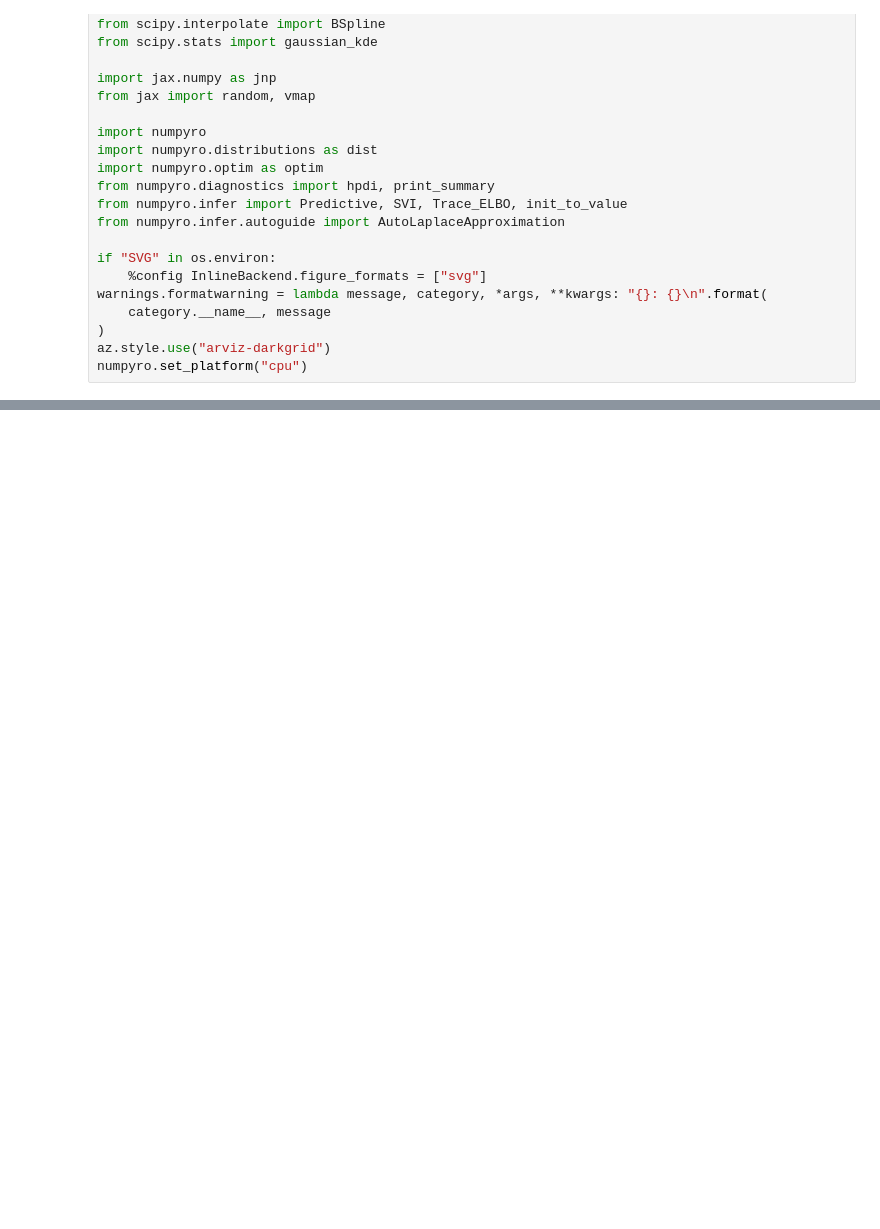
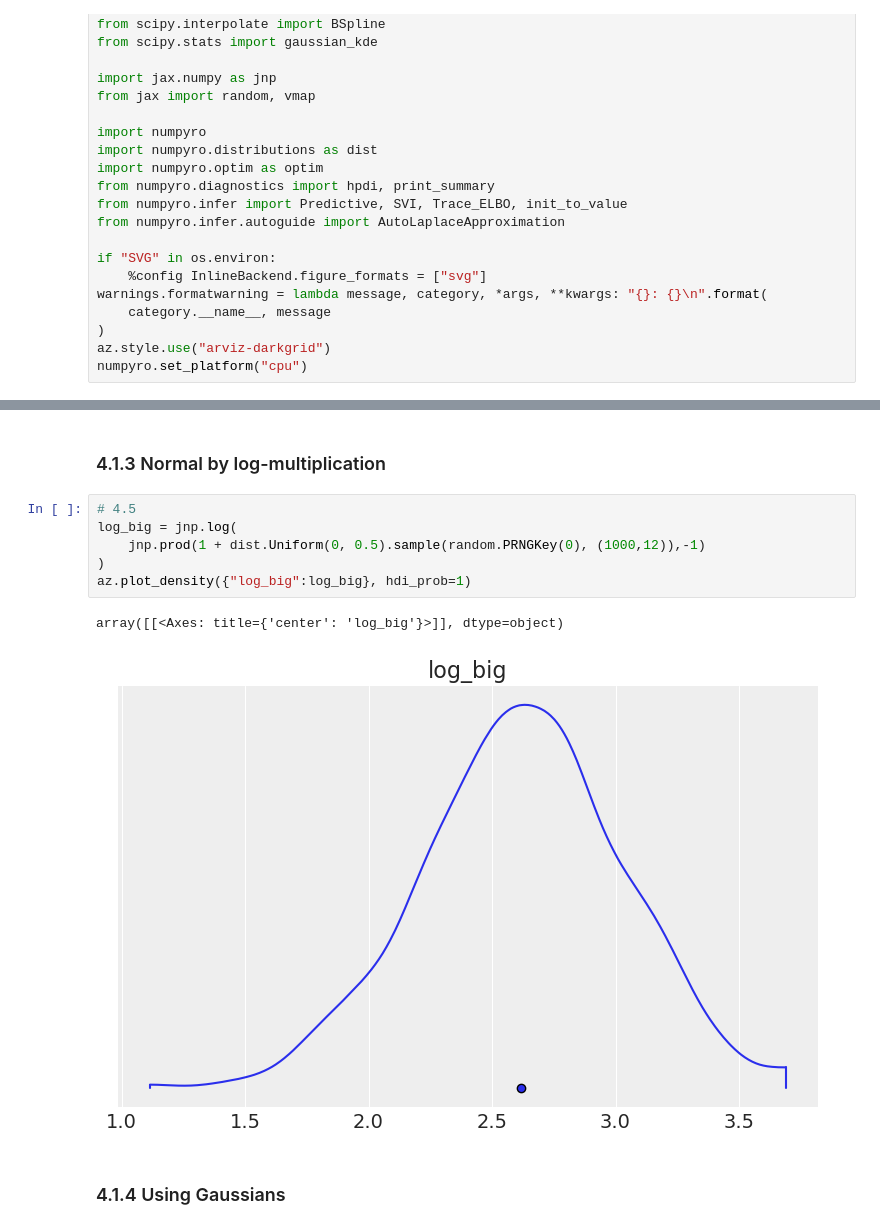
Before and after one commit to krademaker/Pyro, a Jupyter notebook: learning_numpyro/notebooks/SR_ch_4_numpyro.ipynb, the cells around one changed output, grey strips where cells are left out. Saved outputs shown, nothing was run; the diff lists cells and outputs as text; blank space fills up the shorter version.

```diff
--- a/learning_numpyro/notebooks/SR_ch_4_numpyro.ipynb
+++ b/learning_numpyro/notebooks/SR_ch_4_numpyro.ipynb
@@ -31,0 +76,13 @@ numpyro.set_platform("cpu")
+# %% [markdown]
+### 4.1.3 Normal by log-multiplication
+# %%
+# 4.5
+log_big = jnp.log(
+    jnp.prod(1 + dist.Uniform(0, 0.5).sample(random.PRNGKey(0), (1000,12)),-1)
+)
+az.plot_density({"log_big":log_big}, hdi_prob=1)
+# %% [output]
+array([[<Axes: title={'center': 'log_big'}>]], dtype=object)
+[figure, added]
+# %% [markdown]
+### 4.1.4 Using Gaussians
```
Also changed, not shown: parts of 70 cells of this notebook.
